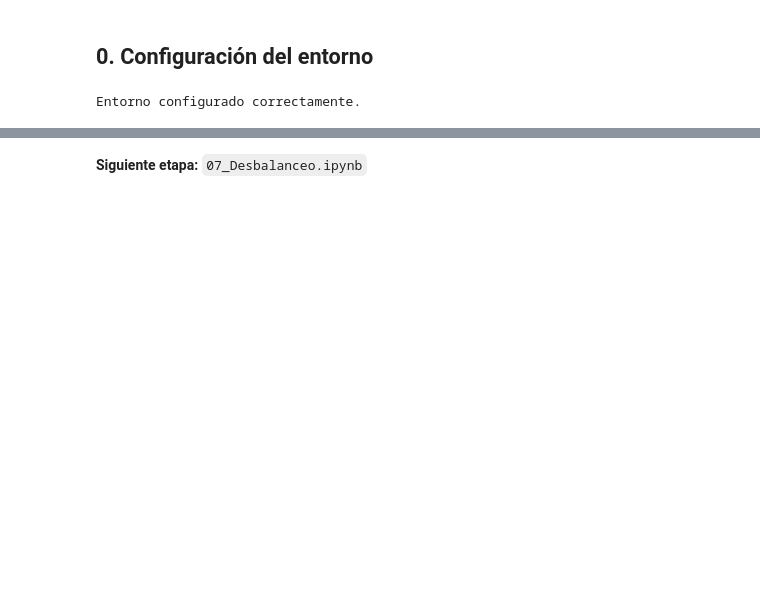
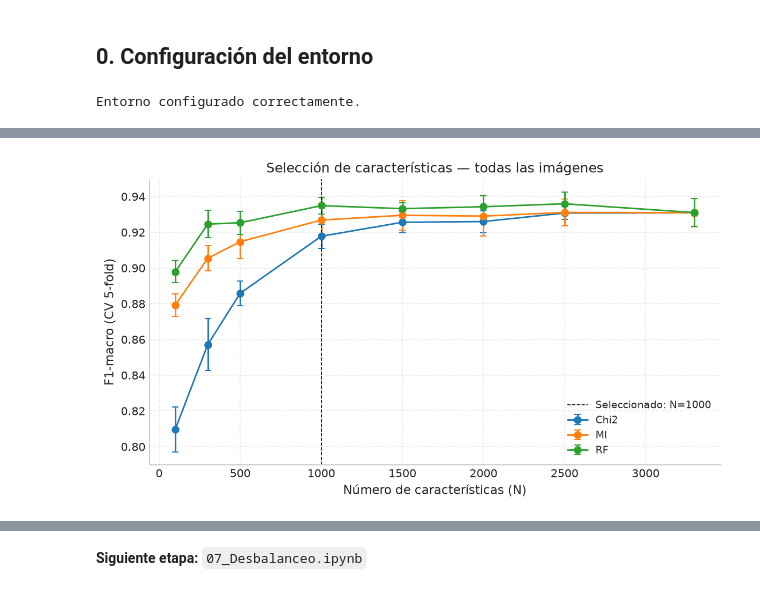
Before and after one commit to KevEstr/CAD_TBX11K, a Jupyter notebook: notebooks/06_Seleccion_Caracteristicas.ipynb, the cells around one changed output, grey strips where cells are left out. Cells and saved outputs as stored; diff of their text form; code cells hidden in the pictures; blank space fills up the shorter version.

```diff
--- a/notebooks/06_Seleccion_Caracteristicas.ipynb
+++ b/notebooks/06_Seleccion_Caracteristicas.ipynb
@@ -590,0 +313,80 @@ selected_feature_names.json) quedan listos para la siguiente etapa del pipeline
+# %%
+# Regla de 1 error estándar (1-SE): se toma el mejor F1-macro medio y se aceptan
+# configuraciones dentro de 1 error estándar (std / sqrt(k)) del mejor.
+# Entre ellas se elige el menor N y, a igual N, el mayor F1.
+# Referencia: Breiman et al. (1984), regla de 1-SE.
+
+best = resumen.loc[resumen['mean'].idxmax()]
+umbral = best['mean'] - best['se']
+
+candidatos = resumen[resumen['mean'] >= umbral].copy()
+candidatos = candidatos.sort_values(['n', 'mean'], ascending=[True, False])
+sel = candidatos.iloc[0]
+
+METHOD_SEL = sel['method']
+N_SEL = int(sel['n'])
+
+# Estabilidad de la selección entre folds (Jaccard del top-N).
+top_sets = [set(rankings[METHOD_SEL][f][:N_SEL]) for f in range(1, CV_FOLDS + 1)]
+jaccard = []
+for i in range(len(top_sets)):
+    for j in range(i + 1, len(top_sets)):
+        jaccard.append(len(top_sets[i] & top_sets[j]) / len(top_sets[i] | top_sets[j]))
+estabilidad = float(np.mean(jaccard))
+print(f'Estabilidad (Jaccard medio top-{N_SEL} entre folds): {estabilidad:.4f}')
+
+print('Regla de 1 error estándar:')
+print(f'  Mejor configuración : {best["method"]}, N={int(best["n"])} (F1={best["mean"]:.6f})')
+print(f'  Error estándar      : {best["se"]:.6f}')
+print(f'  Umbral              : {umbral:.6f}')
+print()
+print(f'Configuraciones candidatas: {len(candidatos)}')
+print(candidatos.round(6).to_string(index=False))
+print()
+print(f'Seleccionada (menor N dentro de 1 SE): {METHOD_SEL}, N={N_SEL}')
+print(f'  F1-macro CV : {sel["mean"]:.6f} +/- {sel["std"]:.6f}')
+
+seleccion = {
+    'criterio': '1-SE con error estandar',
+    'n_folds': CV_FOLDS,
+    'metodo': METHOD_SEL,
+    'n_features': N_SEL,
+    'mejor_metodo': best['method'],
+    'mejor_n': int(best['n']),
+    'mejor_f1': float(best['mean']),
+    'error_estandar': float(best['se']),
+    'umbral': float(umbral),
+    'estabilidad_jaccard_media': estabilidad,
+}
+with open(DATA_DIR / '06_seleccion.json', 'w', encoding='utf-8') as f:
+    json.dump(seleccion, f, ensure_ascii=False, indent=2)
+
+# Scores definitivos sobre TODAS las imágenes (solo para guardar nombres/scores;
+# el modelo final volverá a ajustar el selector dentro de su propio pipeline).
+scores_all = feature_scores(METHOD_SEL, X, y, RANDOM_STATE)
+orden_all = np.argsort(scores_all)[::-1]
+nombres_sel = [feat_cols[i] for i in orden_all[:N_SEL]]
+with open(DATA_DIR / '06_selected_feature_names.json', 'w', encoding='utf-8') as f:
+    json.dump(nombres_sel, f, ensure_ascii=False, indent=2)
+
+pd.DataFrame({
+    'feature': [feat_cols[i] for i in orden_all],
+    'score': np.sort(scores_all)[::-1],
+}).to_csv(DATA_DIR / '06_scores.csv', index=False)
+
+# Curva F1 vs N.
+fig, ax = plt.subplots(figsize=(8, 4.5))
+for method in ['Chi2', 'MI', 'RF']:
+    sub = resumen[resumen['method'] == method].sort_values('n')
+    ax.errorbar(sub['n'], sub['mean'], yerr=sub['std'], marker='o',
+                capsize=3, lw=1.4, label=method)
+ax.axvline(N_SEL, color='k', linestyle='--', lw=0.8,
+           label=f'Seleccionado: N={N_SEL}')
+ax.set_xlabel('Número de características (N)', fontsize=11)
+ax.set_ylabel('F1-macro (CV 5-fold)', fontsize=11)
+ax.set_title('Selección de características — todas las imágenes', fontsize=12)
+ax.legend(fontsize=9)
+ax.grid(True, linestyle='--', alpha=0.4)
+fig.tight_layout()
+plt.show()
+# %% [output]
@@ -590,0 +408 @@ selected_feature_names.json) quedan listos para la siguiente etapa del pipeline
+[figure, added]
```
Also changed, not shown: parts of 28 cells of this notebook, 39 other files.
